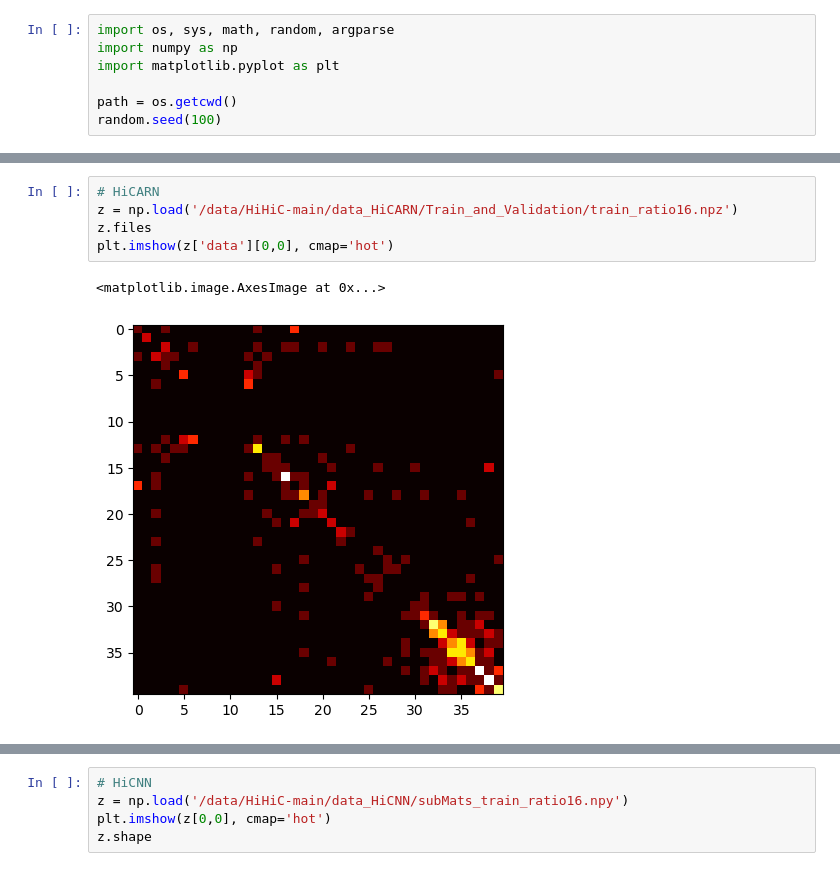
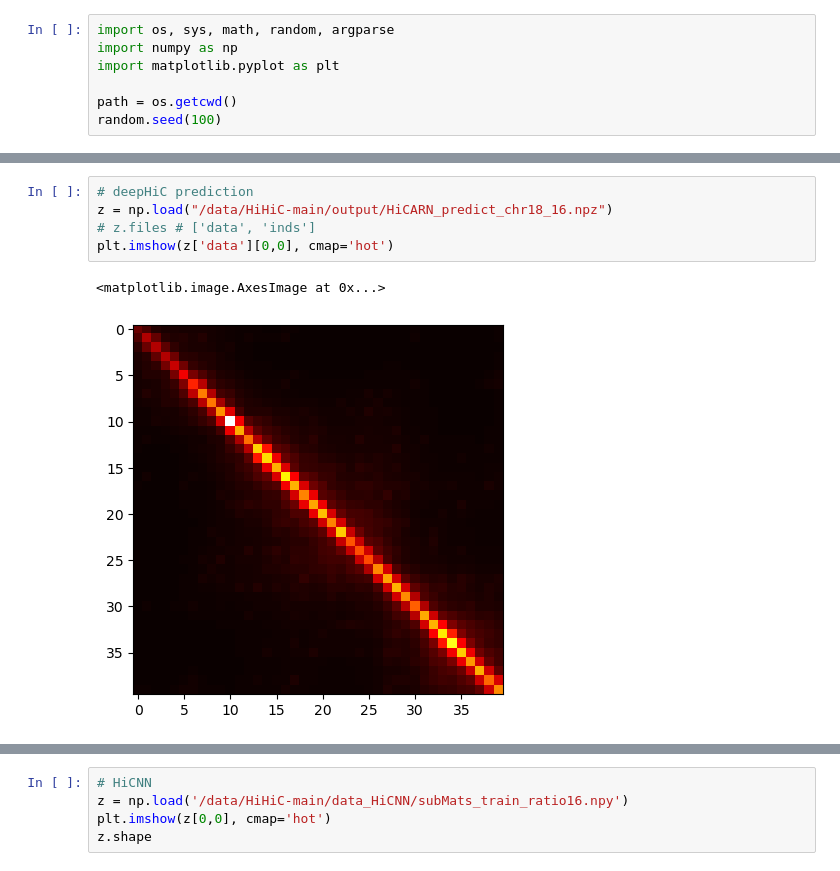
Before and after one commit to jkrLab/HiHiC, a Jupyter notebook: train.ipynb, the cells around one changed output, grey strips where cells are left out. Drawn from its saved outputs; the diff is of its cells as text.

```diff
--- a/train.ipynb
+++ b/train.ipynb
@@ -8,8 +41,8 @@ random.seed(100)
 # %%
-# HiCARN
-z = np.load('/data/HiHiC-main/data_HiCARN/Train_and_Validation/train_ratio16.npz')
-z.files
+# deepHiC prediction
+z = np.load("/data/HiHiC-main/output/HiCARN_predict_chr18_16.npz")
+# z.files # ['data', 'inds']
 plt.imshow(z['data'][0,0], cmap='hot')
 # %% [output]
 <matplotlib.image.AxesImage at 0x...>
-[figure, old version]
+[figure, new version]
```
Also changed, not shown: parts of 26 cells of this notebook, 20 other files.
